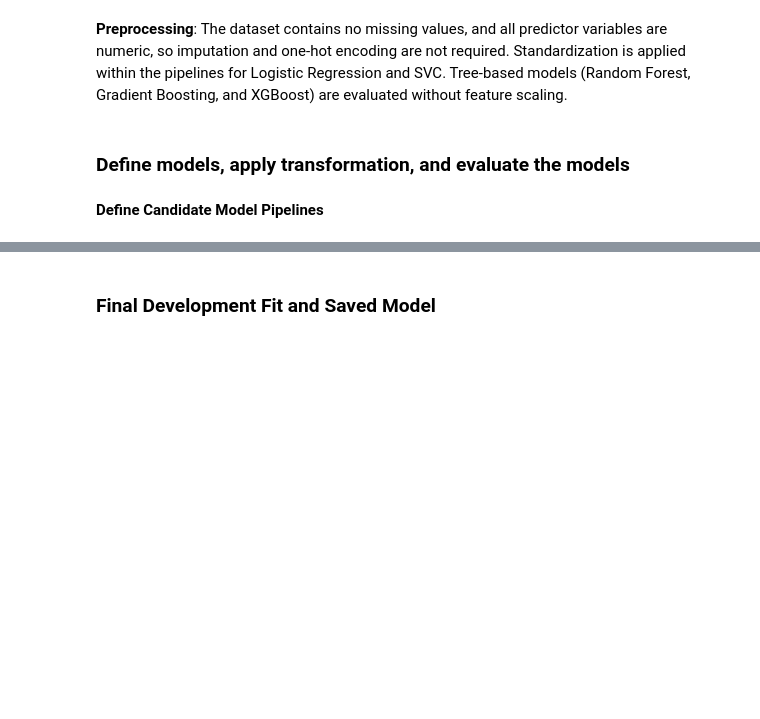
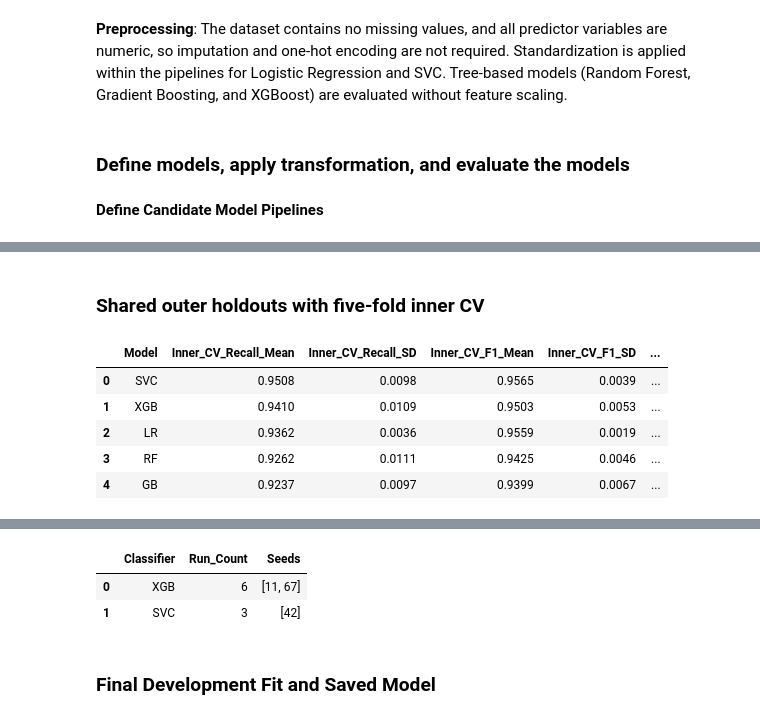
Before and after one commit to Oge-chy/Agentic-Workflow, a Jupyter notebook: Conventional/eval - all features/Evaluation with all features.ipynb, the cells around one changed output, grey strips where cells are left out. Saved outputs shown, nothing was run; the diff lists cells and outputs as text; code cells hidden in the pictures; blank space fills up the shorter version.

Commit message:
Conventional WF + Repeated runs + Test Results

```diff
--- a/Conventional/eval - all features/Evaluation with all features.ipynb
+++ b/Conventional/eval - all features/Evaluation with all features.ipynb
@@ -156,13 +134,0 @@ repeated_results_df = pd.DataFrame(repeated_results)
-# %%
-# Summarize each CV metric across the three repeated runs for every pipeline.
-metric_names = ["Accuracy", "Precision", "Recall", "F1", "AUC"]
-summary_aggregations = {}
-for metric in metric_names:
-    summary_aggregations[f"Development_CV_{metric}_Mean"] = (metric, "mean")
-    summary_aggregations[f"Development_CV_{metric}_SD"] = (metric, "std")
-summary_aggregations["Development_CV_Runtime_Seconds_Mean"] = ("Development_CV_Runtime_Seconds", "mean")
-summary_aggregations["Development_CV_Runtime_Seconds_SD"] = ("Development_CV_Runtime_Seconds", "std")
-summary_df = (repeated_results_df.groupby("Model", as_index=False)
-    .agg(**summary_aggregations)
-    .sort_values("Development_CV_F1_Mean", ascending=False).reset_index(drop=True))
-display(summary_df.round(4))
@@ -175,0 +135,2 @@ display(summary_df.round(4))
+# %% [markdown]
+### Shared outer holdouts with five-fold inner CV
@@ -175,0 +282,31 @@ display(summary_df.round(4))
+# %%
+# Candidate CV is used for model choice; outer holdout metrics are the comparable development results.
+candidate_summary_df = (candidate_cv_df.groupby("Model", as_index=False)
+    .agg(Inner_CV_Recall_Mean=("Recall", "mean"), Inner_CV_Recall_SD=("Recall", "std"),
+         Inner_CV_F1_Mean=("F1", "mean"), Inner_CV_F1_SD=("F1", "std"),
+         Inner_CV_Runtime_Seconds_Mean=("Runtime_seconds", "mean"),
+         Inner_CV_Runtime_Seconds_SD=("Runtime_seconds", "std"))
+    .sort_values(["Inner_CV_Recall_Mean", "Inner_CV_F1_Mean"], ascending=[False, False]).reset_index(drop=True))
+
+outer_metrics = ["Outer_Validation_Accuracy", "Outer_Validation_Precision", "Outer_Validation_Recall", "Outer_Validation_F1", "Outer_Validation_AUC"]
+outer_summary_df = pd.DataFrame([{
+    "Outer_Runs": len(repeated_results_df),
+    **{f"{metric}_Mean": float(repeated_results_df[metric].mean()) for metric in outer_metrics},
+    **{f"{metric}_SD": float(repeated_results_df[metric].std(ddof=1)) for metric in outer_metrics},
+    "Wall_Time_Seconds_Mean": float(repeated_results_df["Total_Run_Wall_Time"].mean()),
+    "Model_Fits_Mean": float(repeated_results_df["Model_Fits"].mean()),
+}])
+selection_consistency_df = (repeated_results_df.groupby("Classifier", as_index=False)
+    .agg(Run_Count=("Run_ID", "count"), Seeds=("Seed", lambda values: sorted(set(map(int, values)))))
+    .sort_values("Run_Count", ascending=False).reset_index(drop=True))
+
+display(candidate_summary_df.round(4))
+display(outer_summary_df.round(4))
+display(selection_consistency_df)
+# %% [output]
+|  | Model | Inner_CV_Recall_Mean | Inner_CV_Recall_SD | Inner_CV_F1_Mean | Inner_CV_F1_SD | ... |
+| 0 | SVC | 0.9508 | 0.0098 | 0.9565 | 0.0039 | ... |
+| 1 | XGB | 0.9410 | 0.0109 | 0.9503 | 0.0053 | ... |
+| 2 | LR | 0.9362 | 0.0036 | 0.9559 | 0.0019 | ... |
+| 3 | RF | 0.9262 | 0.0111 | 0.9425 | 0.0046 | ... |
+| 4 | GB | 0.9237 | 0.0097 | 0.9399 | 0.0067 | ... |
@@ -176,3 +315,6 @@ display(summary_df.round(4))
+|  | Classifier | Run_Count | Seeds |
+| 0 | XGB | 6 | [11, 67] |
+| 1 | SVC | 3 | [42] |
 # %% [markdown]
 ### Final Development Fit and Saved Model
 # %%
```
Also changed, not shown: parts of 17 cells of this notebook, 44 other files.
